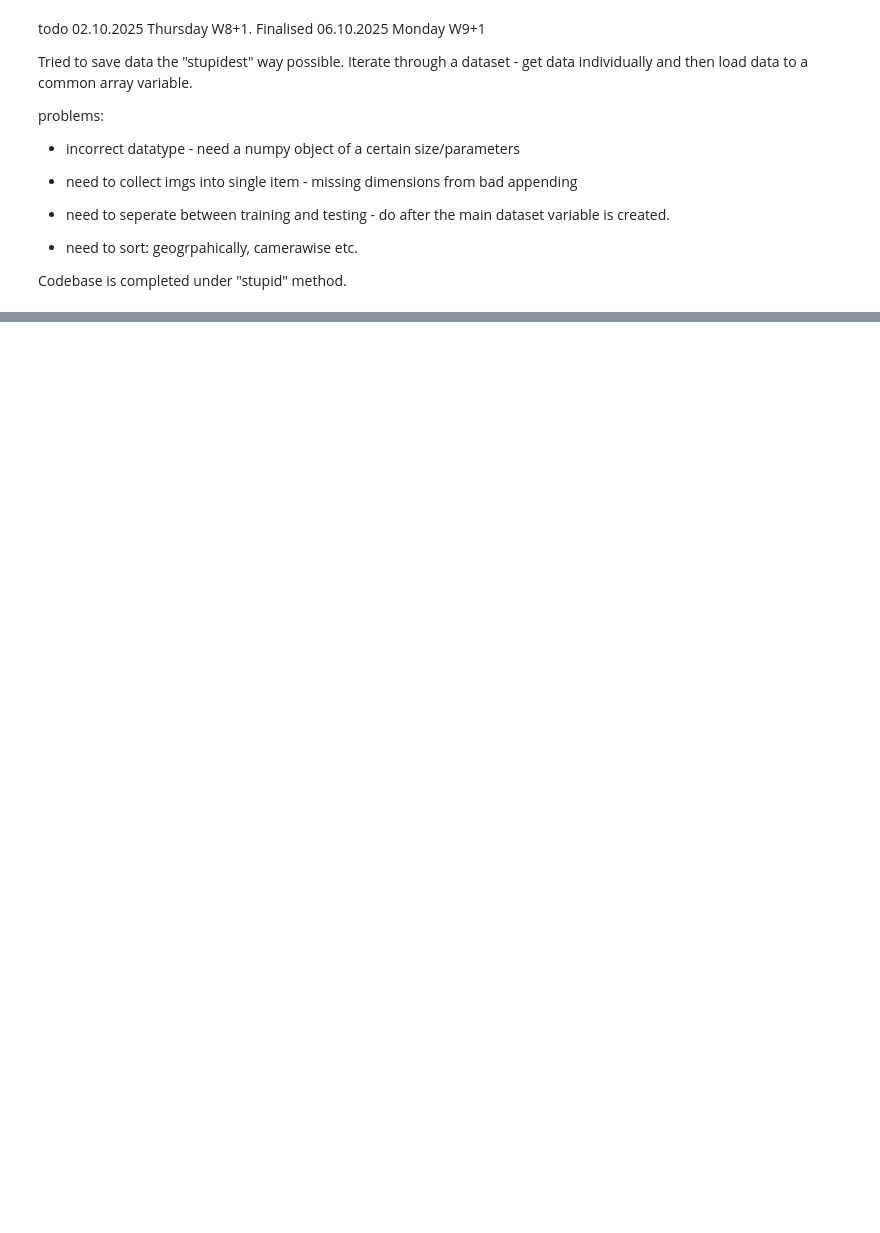
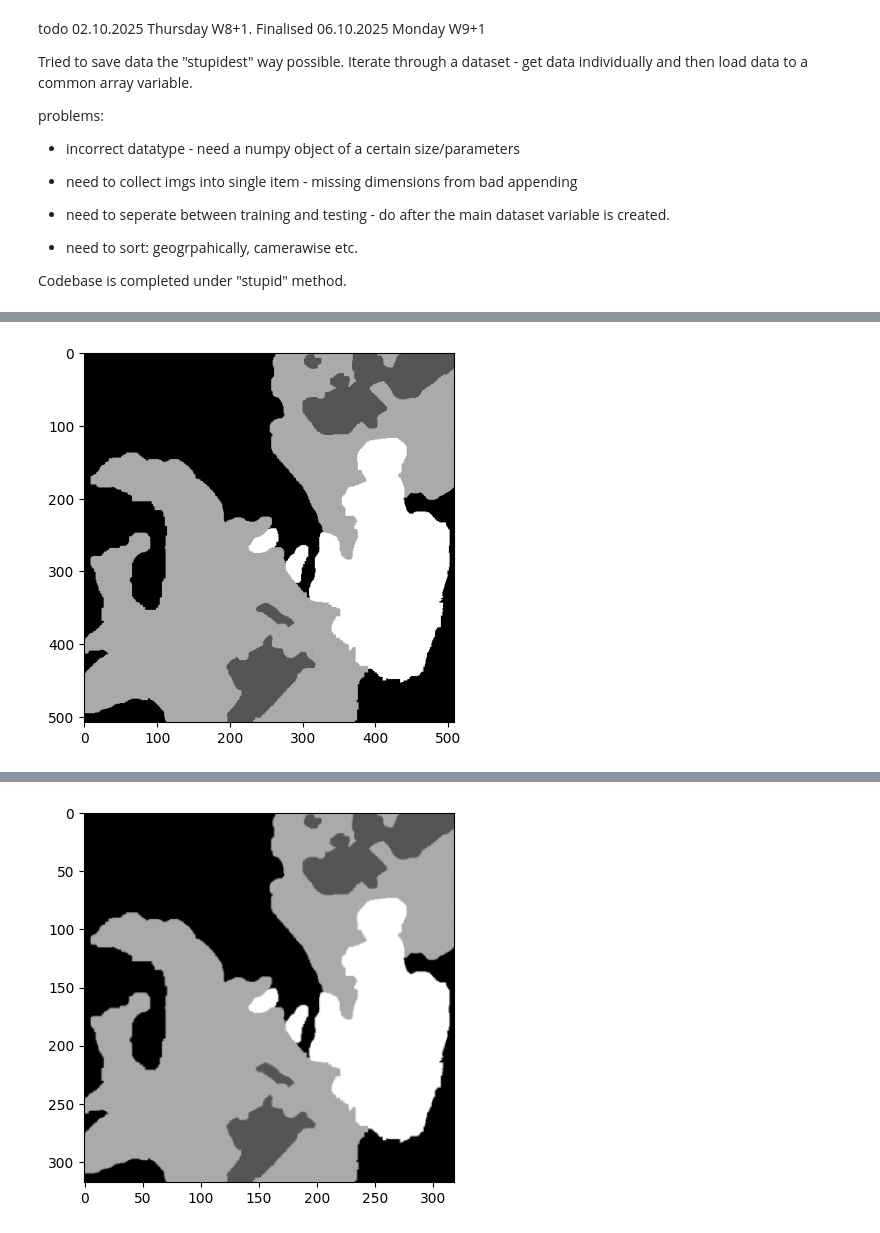
Before and after one commit to Kobajojn/FYRP_U-Net_Architecture, a Jupyter notebook: U_net_Architecture.ipynb, the cells around one changed output, grey strips where cells are left out. Cells and saved outputs as stored; diff of their text form; code cells hidden in the pictures; blank space fills up the shorter version.

```diff
--- a/U_net_Architecture.ipynb
+++ b/U_net_Architecture.ipynb
@@ -416,11 +426,11 @@ mash_colour_channel(img_out)
 # %%
 # Sandpit - for debugging and troubleshooting
-
 # Seed for randomness - keeps the initial parameter values consistent
 torch.manual_seed(27)
 
 # Sanity Check: Display u-net architecture's parameters
-u_net_arch_0 = u_net()
+u_net_arch = u_net()
+# Reinitialise u_net model
 logger.debug(f"{list(u_net_arch_0.parameters()) = }")
 # %% [markdown]
 # Training Stage
@@ -737,0 +749,50 @@ RuntimeError: The size of tensor a (320) must match the size of tensor b (508) a
+# %%
+import torchvision
+# torchvision.transforms.Resize(
+#     size,
+#     interpolation = InterpolationMode.BILINEAR,
+#     max_size=None,
+#     antialias=True
+# )
+
+label1  = test_label[1][:][:]
+# test = label1.torchvision.transforms.Resize(size = (508, 508))
+
+# change = torchvision.transforms.Compose([
+#     #torchvision.transforms.RandomResizedCrop(size=(224, 224), antialias=True),
+#     torchvision.transforms.Resize(size = [320, 320])
+# ])
+# img = change(label1)
+
+# tensor_info(img, "img")
+
+
+pred = u_net_arch(test_img[1][:][:][:])
+# tensor_info(pred, "pred")
+pred = torch.squeeze(pred)
+# tensor_info(pred, "pred + squeeze")
+
+tensor_info(label1, "label1")
+
+# label1_1 = label1.reshape([254, 1016])
+# tensor_info(label1_1, "label1_1")
+
+import torchvision.transforms.functional as F
+
+mash_colour_channel(label1.unsqueeze(0)) #
+
+label1_2 = F.resize(label1.unsqueeze(0), size = (318, 318))
+tensor_info(label1_2, "label1_2 unsqueeze")
+
+label1_2 = label1_2.squeeze(0).squeeze(0)
+tensor_info(label1_2, "label1_2 squeeze")
+
+mash_colour_channel(label1_2.unsqueeze(0)) #
+
+tensor_info(label1_2, "label1_2")
+
+
+# img = torch.reshape(pred, (508, 508))
+# tensor_info(label1, "label1")
+# tensor_info(img, "img")
+# %% [output]
@@ -737,0 +808 @@ RuntimeError: The size of tensor a (320) must match the size of tensor b (508) a
+[figure, added]
@@ -737,0 +825 @@ RuntimeError: The size of tensor a (320) must match the size of tensor b (508) a
+[figure, added]
```
Also changed, not shown: parts of 9 cells of this notebook.
